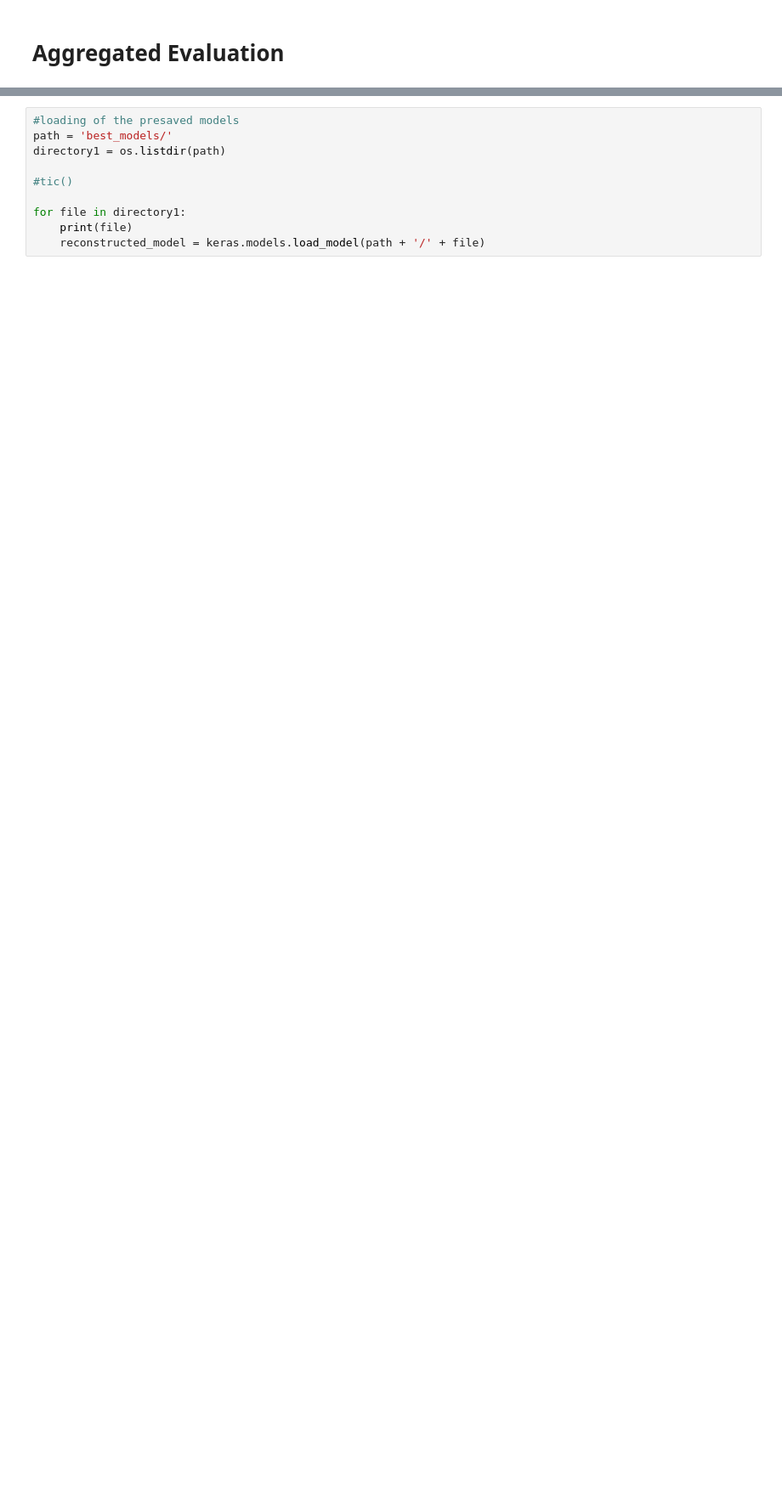
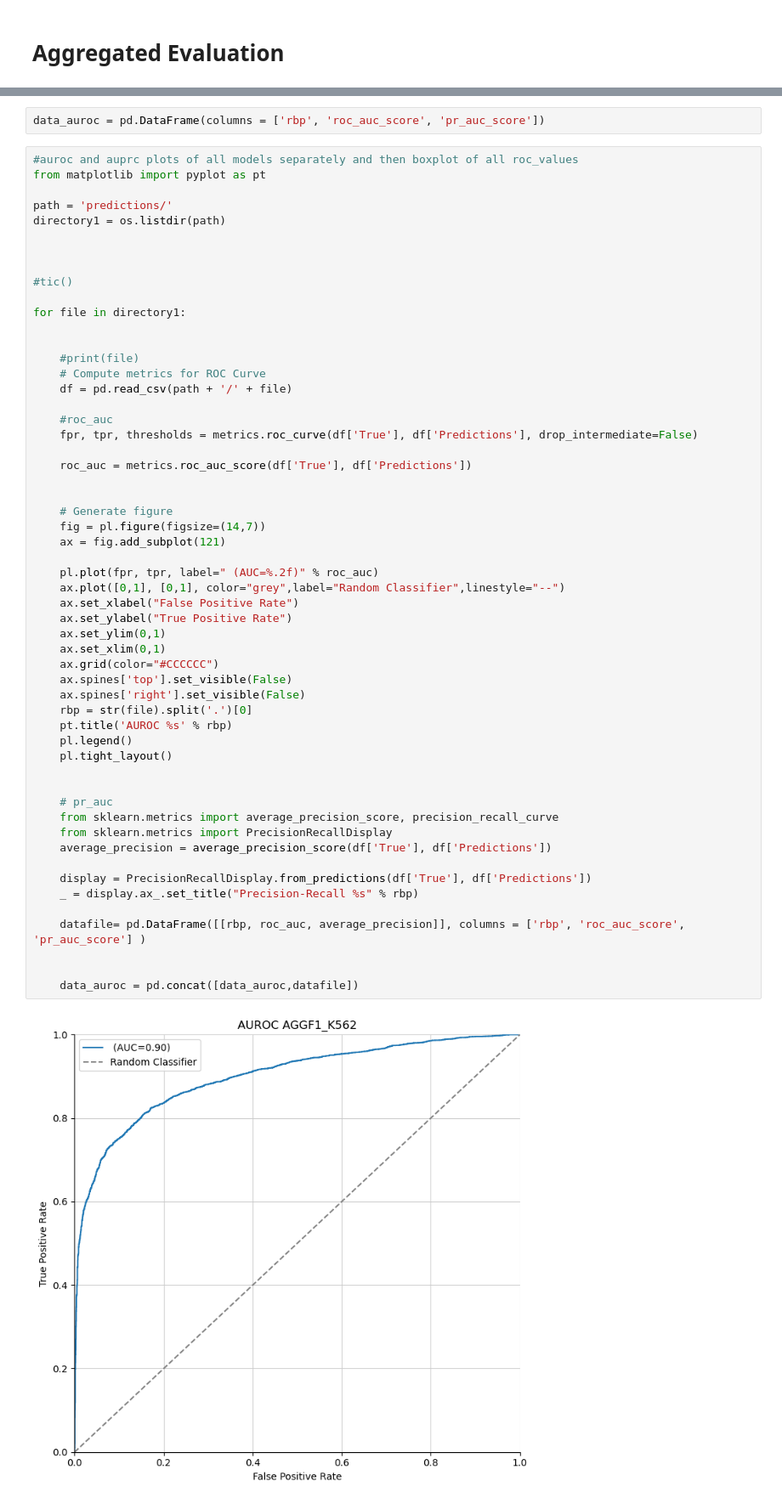
Before and after one commit to sofiamrtll/thesis, a Jupyter notebook: THESIS - Aggregated Evaluation.ipynb, the cells around one changed output, grey strips where cells are left out. Shown at 85% size. Saved outputs shown, nothing was run; the diff lists cells and outputs as text; blank space fills up the shorter version.

```diff
--- a/THESIS - Aggregated Evaluation.ipynb
+++ b/THESIS - Aggregated Evaluation.ipynb
@@ -12,11 +9,59 @@ To enable them in other operations, rebuild TensorFlow with the appropriate comp
+# %%
+data_auroc = pd.DataFrame(columns = ['rbp', 'roc_auc_score', 'pr_auc_score'])
 # %%
-#loading of the presaved models
-path = 'best_models/'
+#auroc and auprc plots of all models separately and then boxplot of all roc_values
+from matplotlib import pyplot as pt
+
+path = 'predictions/'
 directory1 = os.listdir(path)
+
+
 
 #tic()
 
 for file in directory1:
-    print(file)
-    reconstructed_model = keras.models.load_model(path + '/' + file)
+
+
+    #print(file)
+    # Compute metrics for ROC Curve
+    df = pd.read_csv(path + '/' + file)
+
+    #roc_auc
+    fpr, tpr, thresholds = metrics.roc_curve(df['True'], df['Predictions'], drop_intermediate=False)
+
+    roc_auc = metrics.roc_auc_score(df['True'], df['Predictions'])
+
+
+    # Generate figure
+    fig = pl.figure(figsize=(14,7))
+    ax = fig.add_subplot(121)
+
+    pl.plot(fpr, tpr, label=" (AUC=%.2f)" % roc_auc)
+    ax.plot([0,1], [0,1], color="grey",label="Random Classifier",linestyle="--")
+    ax.set_xlabel("False Positive Rate")
+    ax.set_ylabel("True Positive Rate")
+    ax.set_ylim(0,1)
+    ax.set_xlim(0,1)
+    ax.grid(color="#CCCCCC")
+    ax.spines['top'].set_visible(False)
+    ax.spines['right'].set_visible(False)
+    rbp = str(file).split('.')[0]
+    pt.title('AUROC %s' % rbp)
+    pl.legend()
+    pl.tight_layout()
+
+
+    # pr_auc
+    from sklearn.metrics import average_precision_score, precision_recall_curve
+    from sklearn.metrics import PrecisionRecallDisplay
+    average_precision = average_precision_score(df['True'], df['Predictions'])
+
+    display = PrecisionRecallDisplay.from_predictions(df['True'], df['Predictions'])
+    _ = display.ax_.set_title("Precision-Recall %s" % rbp)
+
+    datafile= pd.DataFrame([[rbp, roc_auc, average_precision]], columns = ['rbp', 'roc_auc_score', 'pr_auc_score'] )
+
+
+    data_auroc = pd.concat([data_auroc,datafile])
 # %% [output]
+[figure, added]
```
Also changed, not shown: parts of 6 cells of this notebook.
